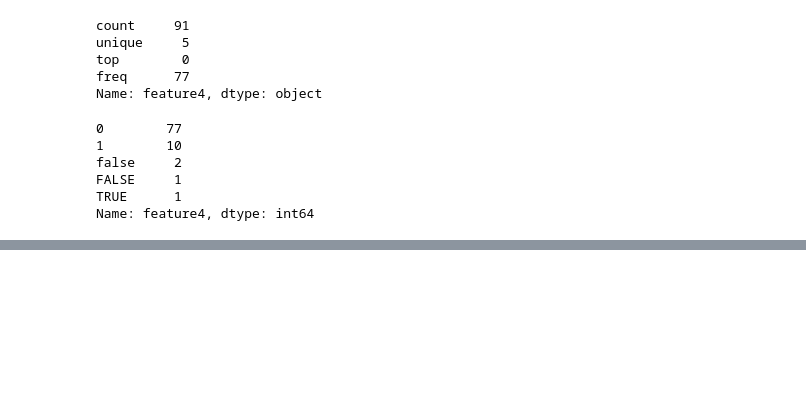
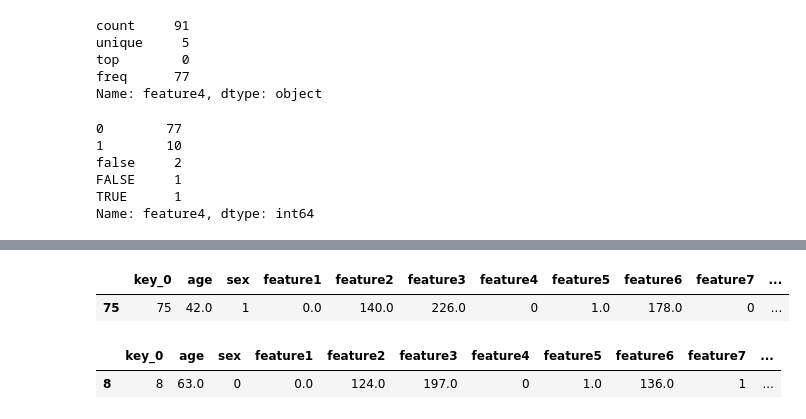
Before and after one commit to Alumasa/Data-Science-Nuggets, a Jupyter notebook: Logistic Regression model.ipynb, the cells around one changed output, grey strips where cells are left out. Drawn from its saved outputs; the diff is of its cells as text; code cells hidden in the pictures; blank space fills up the shorter version.

```diff
--- a/Logistic Regression model.ipynb
+++ b/Logistic Regression model.ipynb
@@ -326,0 +371,10 @@ print(test_predictions)
+# %%
+df_predicted[df_predicted['ID'] == 688]
+# %% [output]
+|  | key_0 | age | sex | feature1 | feature2 | feature3 | feature4 | feature5 | feature6 | feature7 | ... |
+| 75 | 75 | 42.0 | 1 | 0.0 | 140.0 | 226.0 | 0 | 1.0 | 178.0 | 0 | ... |
+# %%
+df_predicted[df_predicted['ID'] == 831]
+# %% [output]
+|  | key_0 | age | sex | feature1 | feature2 | feature3 | feature4 | feature5 | feature6 | feature7 | ... |
+| 8 | 8 | 63.0 | 0 | 0.0 | 124.0 | 197.0 | 0 | 1.0 | 136.0 | 1 | ... |
```
Also changed, not shown: parts of 15 cells of this notebook.
